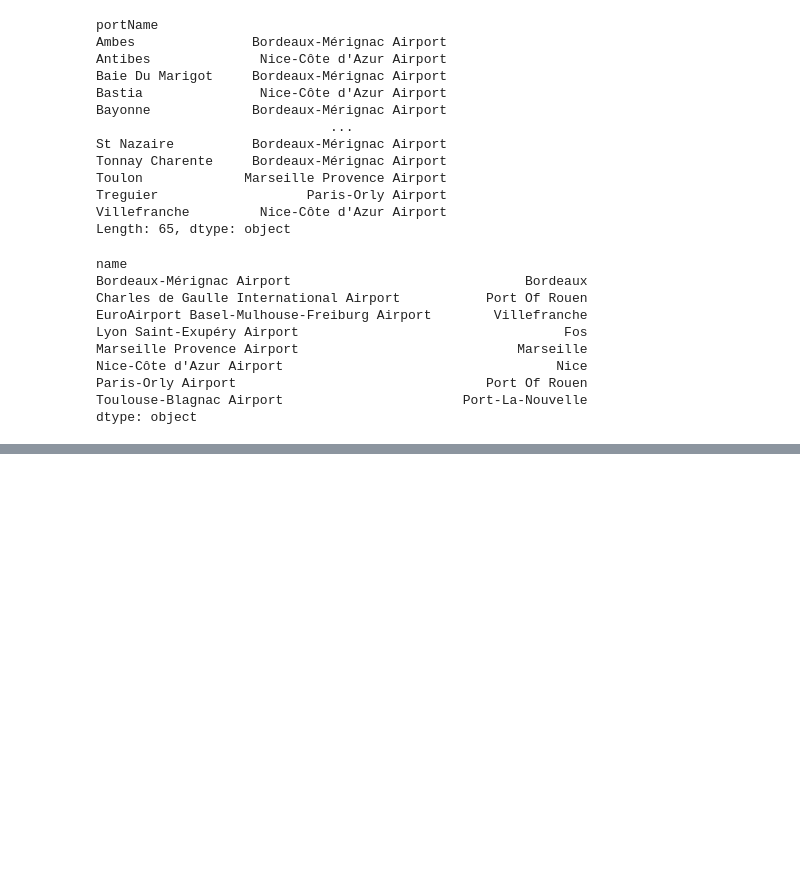
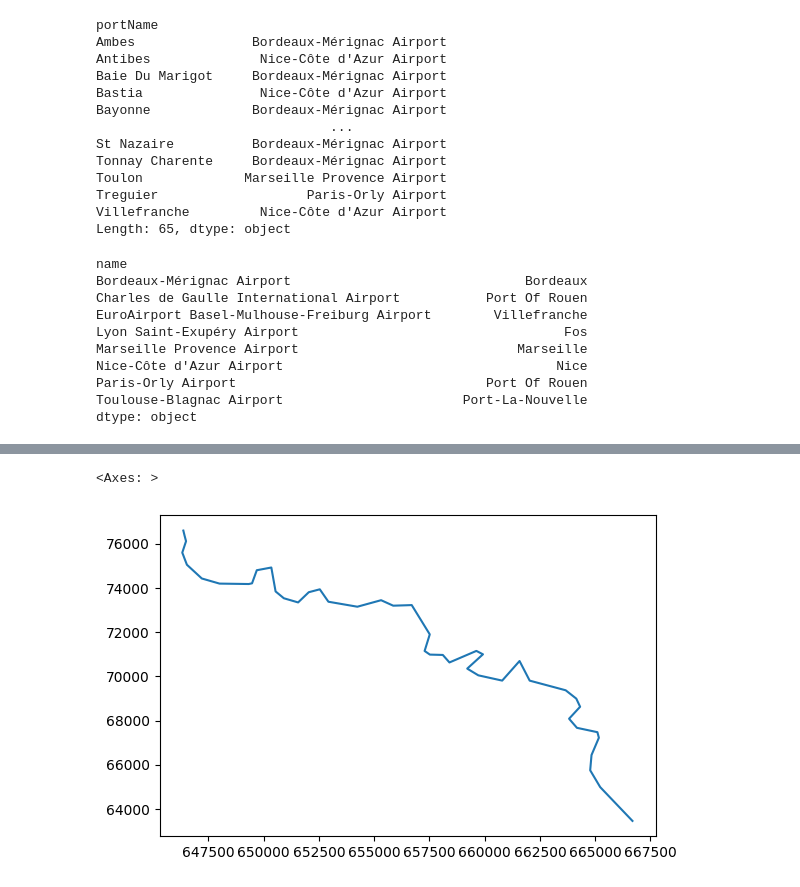
Before and after one commit to GaliaGabrielaG/distancias, a Jupyter notebook: distancias.ipynb, the cells around one changed output, grey strips where cells are left out. Cells and saved outputs as stored; diff of their text form; code cells hidden in the pictures; blank space fills up the shorter version.

```diff
--- a/distancias.ipynb
+++ b/distancias.ipynb
@@ -323,0 +302,8 @@ rios_france_27561[rios_france_27561.NAM.str.contains('RHINE RIVER')]
+# %%
+#seleccionamos sólo un río de francia y lo graficamos para ver cual es
+
+rio_francia=rios_france_27561[rios_france_27561.NAM.str.contains('YONNE')]
+rio_francia.plot()
+# %% [output]
+<Axes: >
+[figure, added]
```
Also changed, not shown: parts of 14 cells of this notebook.
